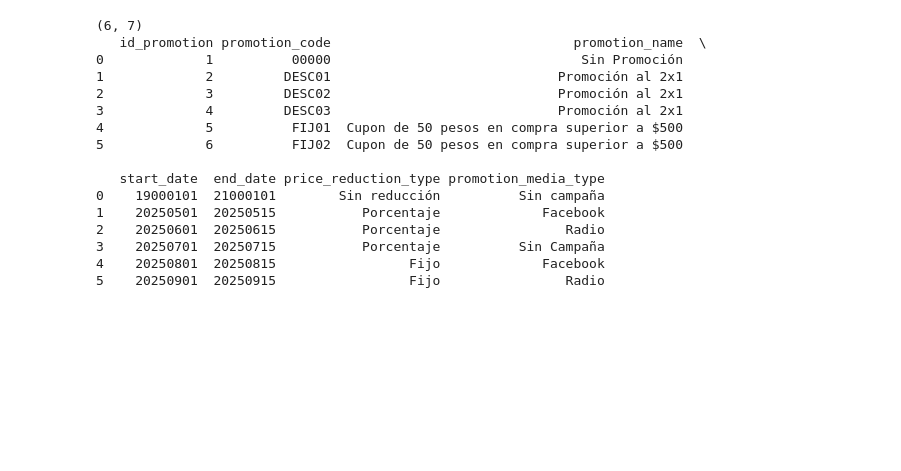
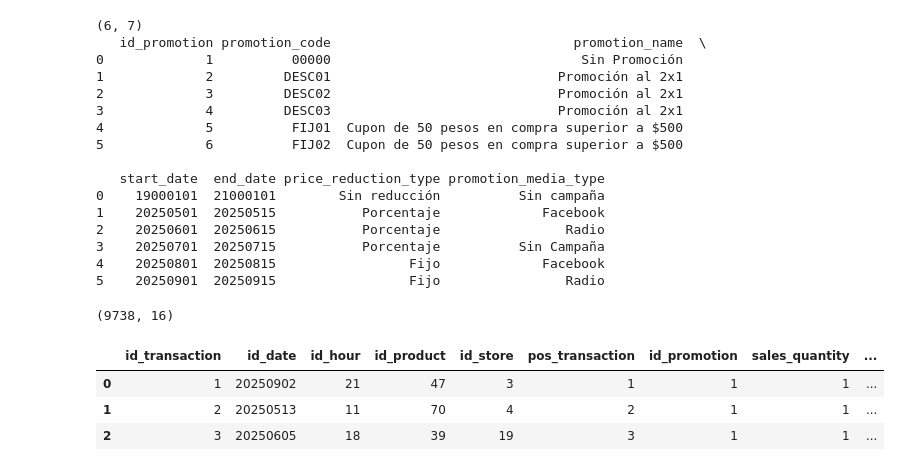
Before and after one commit to famenor/shorts, a Jupyter notebook: dimensional/03_retail_analysis.ipynb, the cells around one changed output. Drawn from its saved outputs; the diff is of its cells as text; code cells hidden in the pictures; blank space fills up the shorter version.

```diff
--- a/dimensional/03_retail_analysis.ipynb
+++ b/dimensional/03_retail_analysis.ipynb
@@ -64,3 +64,13 @@ print(dim_promotion.head(6))
 3    20250701  20250715           Porcentaje          Sin Campaña
 4    20250801  20250815                 Fijo             Facebook
 5    20250901  20250915                 Fijo                Radio
+# %%
+transactions = pd.read_csv('git/shorts/dimensional/data/fact_retail_transactions.csv')
+print(transactions.shape)
+display(transactions.head(3))
+# %% [output]
+(9738, 16)
+|  | id_transaction | id_date | id_hour | id_product | id_store | pos_transaction | id_promotion | sales_quantity | ... |
+| 0 | 1 | 20250902 | 21 | 47 | 3 | 1 | 1 | 1 | ... |
+| 1 | 2 | 20250513 | 11 | 70 | 4 | 2 | 1 | 1 | ... |
+| 2 | 3 | 20250605 | 18 | 39 | 19 | 3 | 1 | 1 | ... |
```
Also changed, not shown: parts of 6 cells of this notebook, 2 other files.
